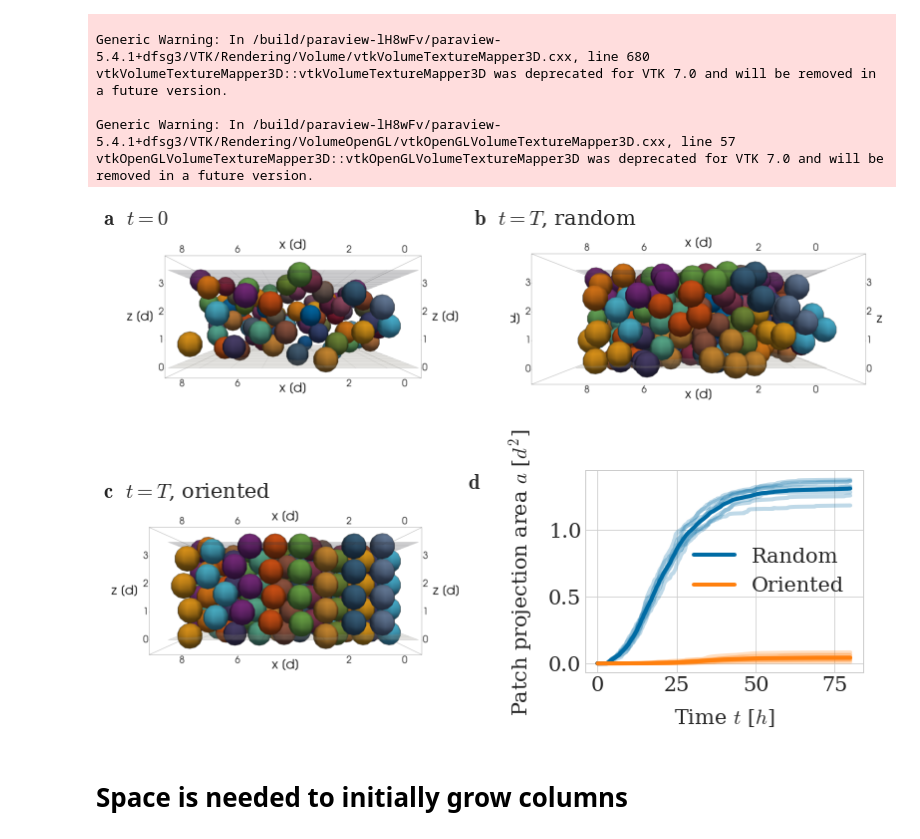
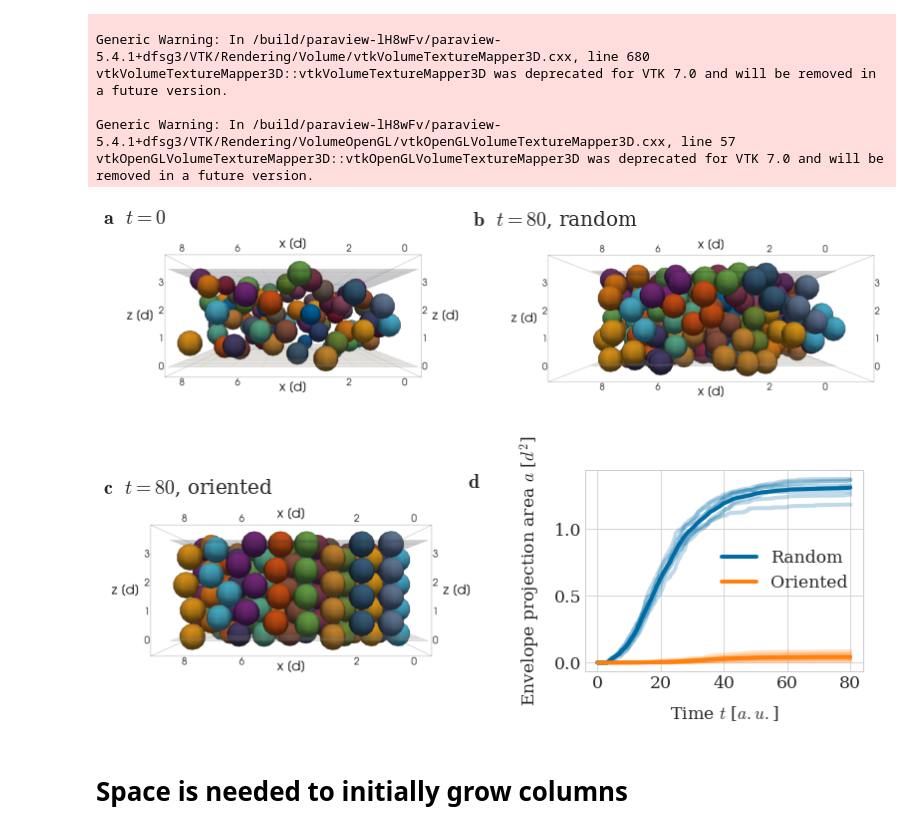
Before and after one commit to somathias/CartilageCBM, a Jupyter notebook: experiments/exp-mesenchymal_condensation.ipynb, the cells around one changed output. Saved outputs shown, nothing was run; the diff lists cells and outputs as text; code cells hidden in the pictures.

Commit message:
Minor adjustments to the figures

```diff
--- a/experiments/exp-mesenchymal_condensation.ipynb
+++ b/experiments/exp-mesenchymal_condensation.ipynb
@@ -234,24 +234,24 @@ initial = initial[100:-100, 450:-480]
 ax1.imshow(initial)
 ax1.grid(False)
 ax1.axis('off')
-ax1.set_title(r'$\bf a$  $t=0$', loc='left')
+ax1.set_title(r'$\bf a$  $t=0$', loc='left', fontsize=20)
 
 
 directed = mpimg.imread(dir_directed+'/0/threshold_48_minus_y_t800.png')
 #crop
-directed = directed[100:-100, 450:-480]
+directed = directed[100:-100, 450:-550]
 ax3.imshow(directed)
 ax3.grid(False)
 ax3.axis('off')
-ax3.set_title(r'$\bf c$  $t=T$, oriented', loc='left')
+ax3.set_title(r'$\bf c$  $t=80$, oriented', loc='left', fontsize=20)
 
 random = mpimg.imread(dir_random+'/0/threshold_48_minus_y_t800.png')
 #crop
-random = random[100:-100, 450:-480]
+random = random[100:-100, 340:-530]
 ax2.imshow(random)
 ax2.grid(False)
 ax2.axis('off')
-ax2.set_title(r'$\bf b$  $t=T$, random', x=0.12)
+ax2.set_title(r'$\bf b$  $t=80$, random', x=0.12, fontsize=20)
 
 #ax1.set_xticks([])
 #ax1.set_yticks([])
@@ -261,37 +261,37 @@ ax2.set_title(r'$\bf b$  $t=T$, random', x=0.12)
 
 ppa_av_d = np.zeros(times_d.shape)
 for seed in range(8):
     ppa = np.loadtxt(dir_directed+str(seed)+'/results_from_time_0/metrics_results/data_patch_projection_area_av.txt', dtype=float)
     ax4.plot(times_d, ppa, color=defcolors[1], alpha=0.25)
     ppa_av_d += ppa
 ppa_av_d = ppa_av_d /8
 
 # time steps are consistent across runs, so it's sufficient to load them from a single path
 times_r, coords_r = sm.read_in_data(dir_random + '0/results_from_time_0/')
 
 ppa_av_r = np.zeros(times_r.shape)
 for seed in range(8):
     ppa = np.loadtxt(dir_random+str(seed)+'/results_from_time_0/metrics_results/data_patch_projection_area_av.txt', dtype=float)
     ax4.plot(times_r, ppa, color=defcolors[0], alpha=0.25)
     ppa_av_r += ppa
 ppa_av_r = ppa_av_r /8
 
 
 
 ax4.plot(times_r, ppa_av_r, color=defcolors[0], label='Random')
 ax4.plot(times_d, ppa_av_d, color=defcolors[1], label='Oriented')
 ax4.legend()
 #plt.title('distance 4.0')
-ax4.set_xlabel('Time $t$ [$h$]')
-ax4.set_ylabel('Patch projection area $a$ [$d^2$]')
-ax4.set_title(r'$\bf d$', x=-0.4, y=0.85)
+ax4.set_xlabel('Time $t$ [$a.u.$]')
+ax4.set_ylabel('Envelope projection area $a$ [$d^2$]')
+ax4.set_title(r'$\bf d$', x=-0.4, y=0.85, fontsize=20)
 
 ll, bb, ww, hh = ax4.get_position().bounds
 ax4.set_position([ll+0.2*ww, bb+0.2*hh, ww*0.75, hh*0.75])
 
 plt.savefig(path_to_plots+'ppa_orientation.pdf', bbox_inches='tight', dpi=600)
 # %% [output]
-[figure, old version]
+[figure, new version]
 # %% [markdown]
 # Space is needed to initially grow columns
 # %% [markdown]
```
Also changed, not shown: parts of 3 cells of this notebook, 16 other files.
